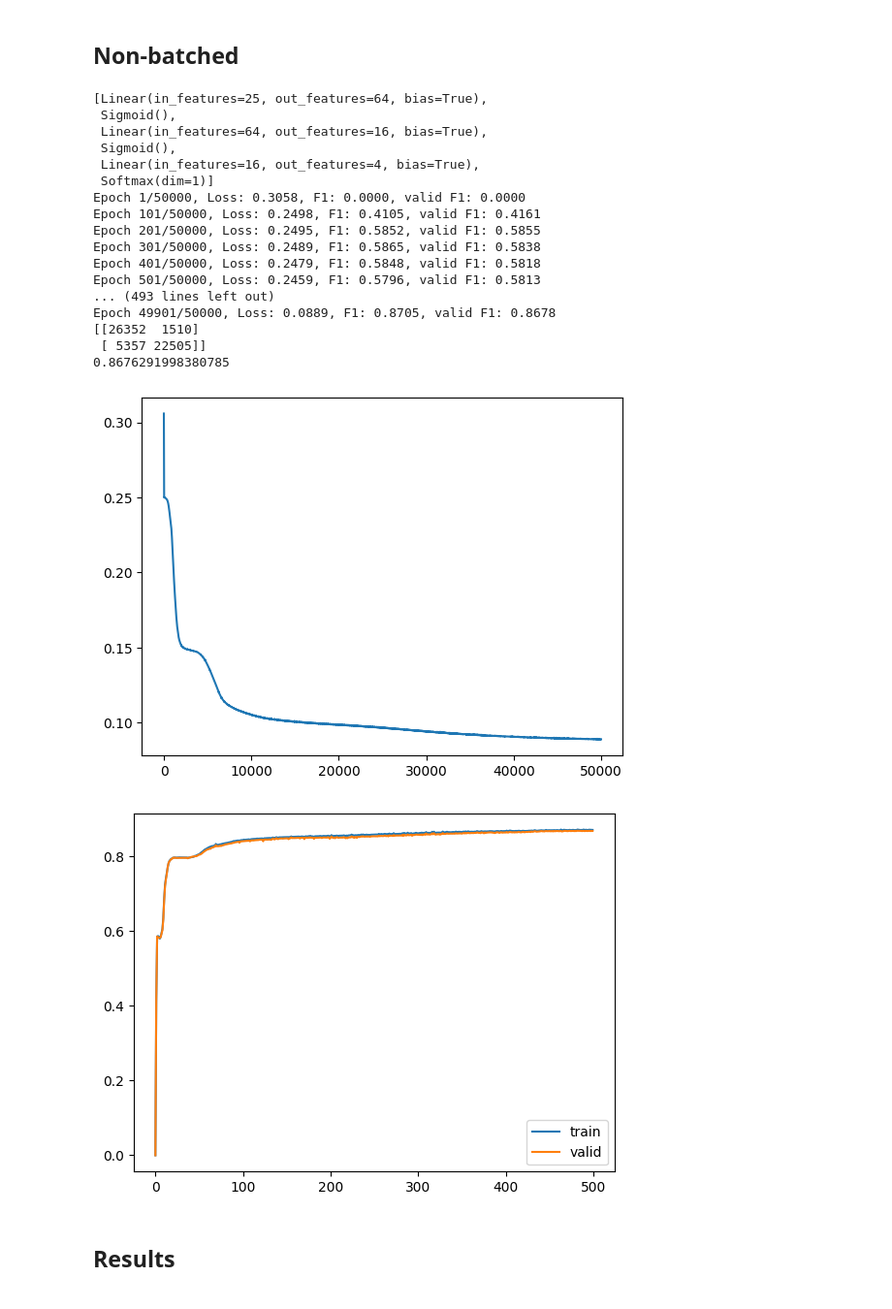
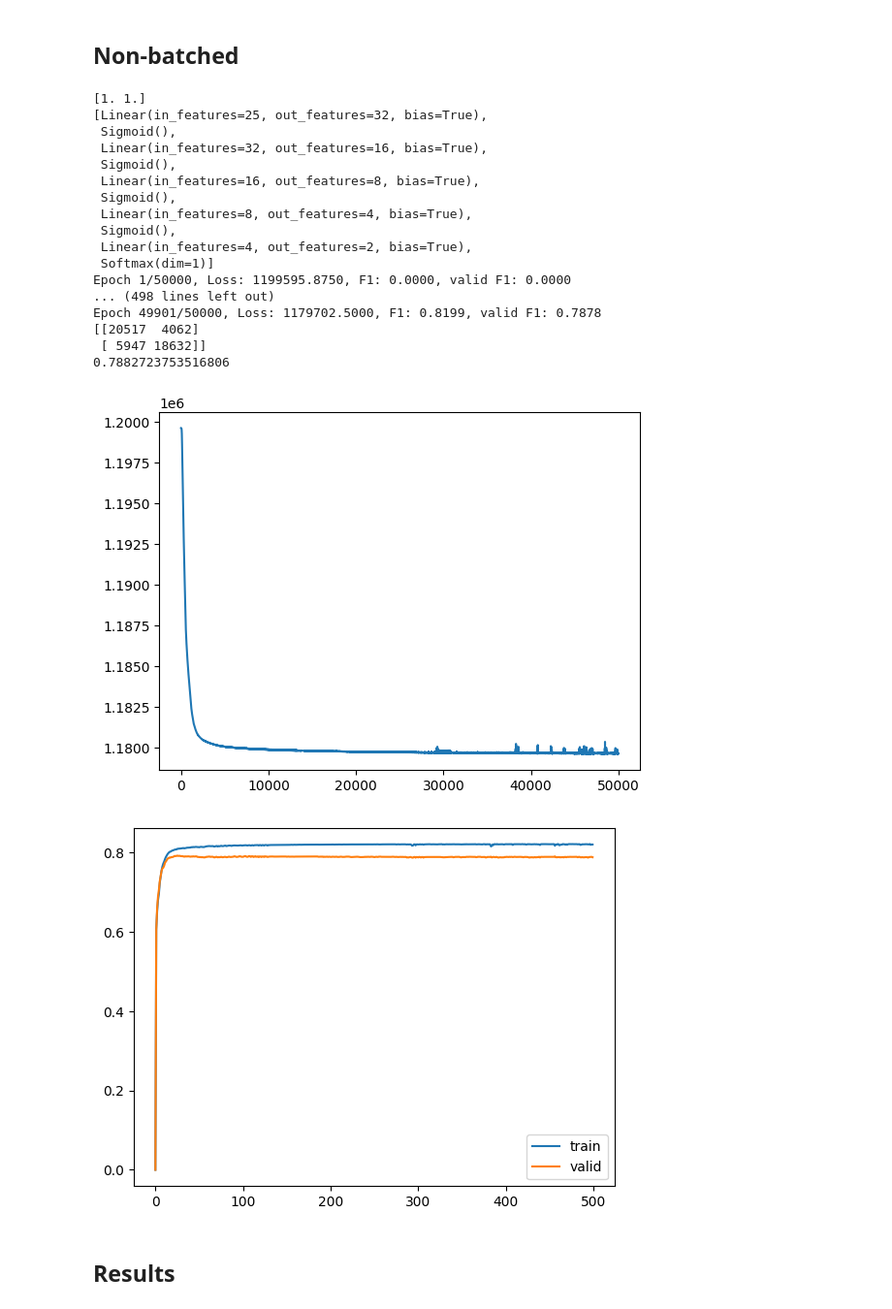
Before and after one commit to gentannipea/DataMining-2023, a Jupyter notebook: notebooks/Classification.ipynb, the cells around one changed output. Shown: that part at 97% size. Cells and saved outputs as stored; diff of their text form; code cells hidden in the pictures.

```diff
--- a/notebooks/Classification.ipynb
+++ b/notebooks/Classification.ipynb
@@ -188,7 +195,7 @@ scaled = scaled.drop_duplicates()
 UPSAMPLE   = True
 DOWNSAMPLE = False
 
-scaled['isKilled'] = isKilled
+scaled['isKilled'] = isKilled * 1
 
 train = scaled[scaled.index.isin(idx_train)]
 valid = scaled[scaled.index.isin(idx_valid)]
@@ -233,3 +240,7 @@ y_valid = valid['isKilled']
 
 X_test = test.drop(columns=['isKilled'])
 y_test = test['isKilled']
+
+print(X_train.shape, y_train.shape, y_train.value_counts())
+print(X_valid.shape, y_valid.shape, y_valid.value_counts())
+print(X_test.shape, y_test.shape, y_test.value_counts())
@@ -271,8 +297,8 @@ class_weights = class_weight.compute_class_weight('balanced', classes=np.unique(
 class_weights = dict(enumerate(class_weights))
 
 # Create the classifier
-clf = BalancedDecisionTreeClassifier(random_state=0)
-# clf = DecisionTreeClassifier(random_state=0, class_weight=class_weights)
+# clf = BalancedDecisionTreeClassifier(random_state=0)
+clf = DecisionTreeClassifier(random_state=0, class_weight=class_weights)
 
 # Create the parameters list you wish to tune
 
@@ -584,9 +674,12 @@ plt.show()
 # %% [markdown]
 ## Non-batched
 # %%
+from torch.utils.tensorboard import SummaryWriter
 import torch
 import torch.nn as nn
 from sklearn.metrics import f1_score
+
+writer = SummaryWriter()
 
 DEVICE = torch.device('cuda' if torch.cuda.is_available() else 'cpu')
 
@@ -596,12 +689,21 @@ y_train_tensor = torch.tensor(y_train.values, dtype=torch.float32).to(DEVICE)
 y_valid_tensor = torch.tensor(y_valid.values, dtype=torch.float32).to(DEVICE)
 
 input_size = X_train_tensor.shape[1]
-N_HIDDEN = 3
-BASE = 4
+N_HIDDEN = 5
+BASE = 2
 hidden_size = BASE ** N_HIDDEN
 output_size = 1
 
-loss_function = nn.MSELoss()
+# loss_function = nn.MSELoss()
+
+# calculate class_weights
+from sklearn.utils import class_weight
+class_weights = class_weight.compute_class_weight('balanced', classes=np.unique(y_train), y=y_train)
+print(class_weights)
+weights = np.where(y_train == 1, class_weights[1], class_weights[0])
+weights = torch.tensor(weights, dtype=torch.float32).to(DEVICE)
+
+loss_function = nn.CrossEntropyLoss(weight=weights)
 
 learning_rate = 1e-3
 
@@ -614,6 +716,7 @@ for i in range(1, N_HIDDEN):
     this_hidden_size = hidden_size // (BASE ** i)
     model_params += [
         nn.Sigmoid(),
+        # nn.Dropout(0.1),
         nn.Linear(last_hidden_size, this_hidden_size),
     ]
     last_hidden_size = this_hidden_size
@@ -640,9 +743,9 @@ for epoch in range(EPOCHS):
         optimizer.zero_grad()
         y_pred = model(X_train_tensor)[:, 1]
         loss = loss_function(y_pred, y_train_tensor)
+        writer.add_scalar('Loss/train', loss.item(), epoch)
         losses.append(loss.item())
         if epoch % 100 == 0:
-            random_sample = torch.randperm(X_train_tensor.size()[0])
             acc = f1_score(y_train_tensor.detach().cpu().numpy(), np.where(y_pred.detach().cpu() > 0.5, 1, 0))
             accs.append(acc)
             y_pred_valid = model(X_valid_tensor)
@@ -650,6 +753,8 @@ for epoch in range(EPOCHS):
             acc_valid = f1_score(y_valid_tensor.detach().cpu().numpy(), np.where(y_pred_valid.detach().cpu() > 0.5, 1, 0))
             accs_valid.append(acc_valid)
             print(f'Epoch {epoch+1}/{EPOCHS}, Loss: {loss.item():.4f}, F1: {acc:.4f}, valid F1: {acc_valid:.4f}')
+            writer.add_scalar('F1/train', acc, epoch)
+            writer.add_scalar('F1/valid', acc_valid, epoch)
         loss.backward()
         optimizer.step()
     except KeyboardInterrupt:
@@ -657,49 +762,49 @@ for epoch in range(EPOCHS):
 
 from sklearn.metrics import confusion_matrix
 
 # Convert the valid data to PyTorch tensors and get the predicted class
 X_valid_tensor = torch.tensor(X_valid.values, dtype=torch.float32).to(DEVICE)
 y_pred_tensor = model(X_valid_tensor)[:, 1].unsqueeze(1).detach().cpu()
 
 y_pred = np.where(y_pred_tensor > 0.5, 1, 0)
 
 # _, y_pred = torch.max(y_pred_tensor, 1)
 
 # # Print the confusion matrix
 print(confusion_matrix(y_valid, y_pred))
 
 # # Print the accuracy
 from sklearn.metrics import f1_score
 print(f1_score(y_valid, y_pred))
 
 # plot the loss over the entire training procedure
 plt.plot(losses)
 plt.show()
 
 plt.plot(accs, label='train')
 plt.plot(accs_valid, label='valid')
 plt.legend()
 plt.show()
 # %% [output]
-[Linear(in_features=25, out_features=64, bias=True),
+[1. 1.]
+[Linear(in_features=25, out_features=32, bias=True),
  Sigmoid(),
- Linear(in_features=64, out_features=16, bias=True),
+ Linear(in_features=32, out_features=16, bias=True),
  Sigmoid(),
- Linear(in_features=16, out_features=4, bias=True),
+ Linear(in_features=16, out_features=8, bias=True),
+ Sigmoid(),
+ Linear(in_features=8, out_features=4, bias=True),
+ Sigmoid(),
+ Linear(in_features=4, out_features=2, bias=True),
  Softmax(dim=1)]
-Epoch 1/50000, Loss: 0.3058, F1: 0.0000, valid F1: 0.0000
-Epoch 101/50000, Loss: 0.2498, F1: 0.4105, valid F1: 0.4161
-Epoch 201/50000, Loss: 0.2495, F1: 0.5852, valid F1: 0.5855
-Epoch 301/50000, Loss: 0.2489, F1: 0.5865, valid F1: 0.5838
-Epoch 401/50000, Loss: 0.2479, F1: 0.5848, valid F1: 0.5818
-Epoch 501/50000, Loss: 0.2459, F1: 0.5796, valid F1: 0.5813
-... (493 lines left out)
-Epoch 49901/50000, Loss: 0.0889, F1: 0.8705, valid F1: 0.8678
-[[26352  1510]
- [ 5357 22505]]
-0.8676291998380785
+Epoch 1/50000, Loss: 1199595.8750, F1: 0.0000, valid F1: 0.0000
+... (498 lines left out)
+Epoch 49901/50000, Loss: 1179702.5000, F1: 0.8199, valid F1: 0.7878
+[[20517  4062]
+ [ 5947 18632]]
+0.7882723753516806
-[figure, old version]
+[figure, new version]
-[figure, old version]
+[figure, new version]
 # %% [markdown]
 ## Results
 # %%
```
Also changed, not shown: parts of 18 cells of this notebook.
